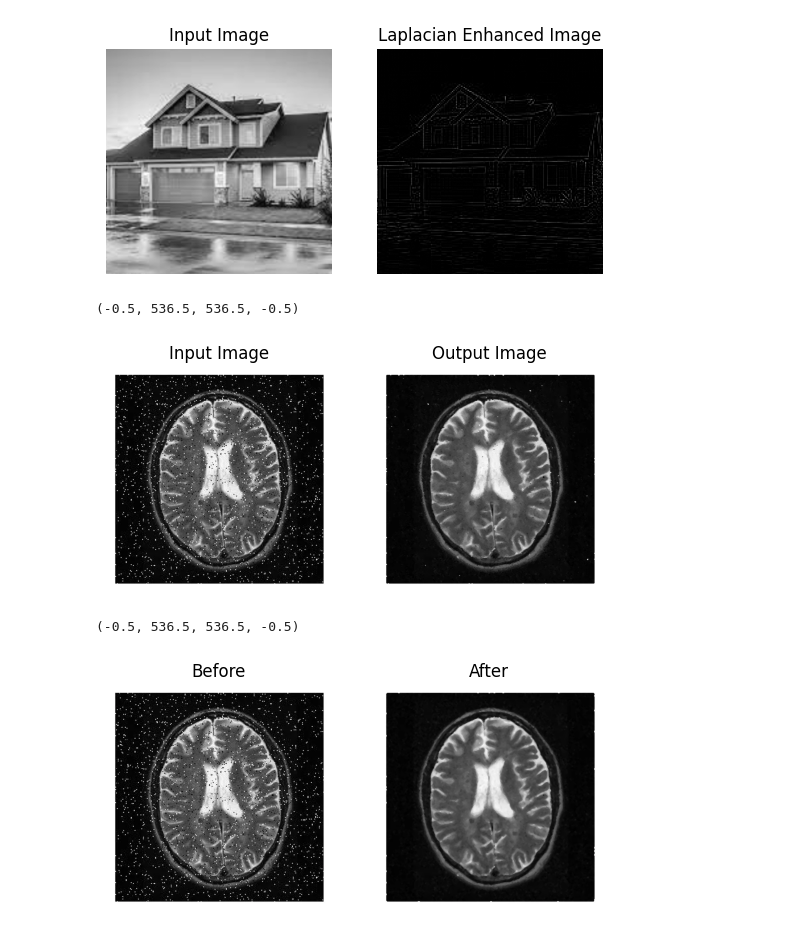
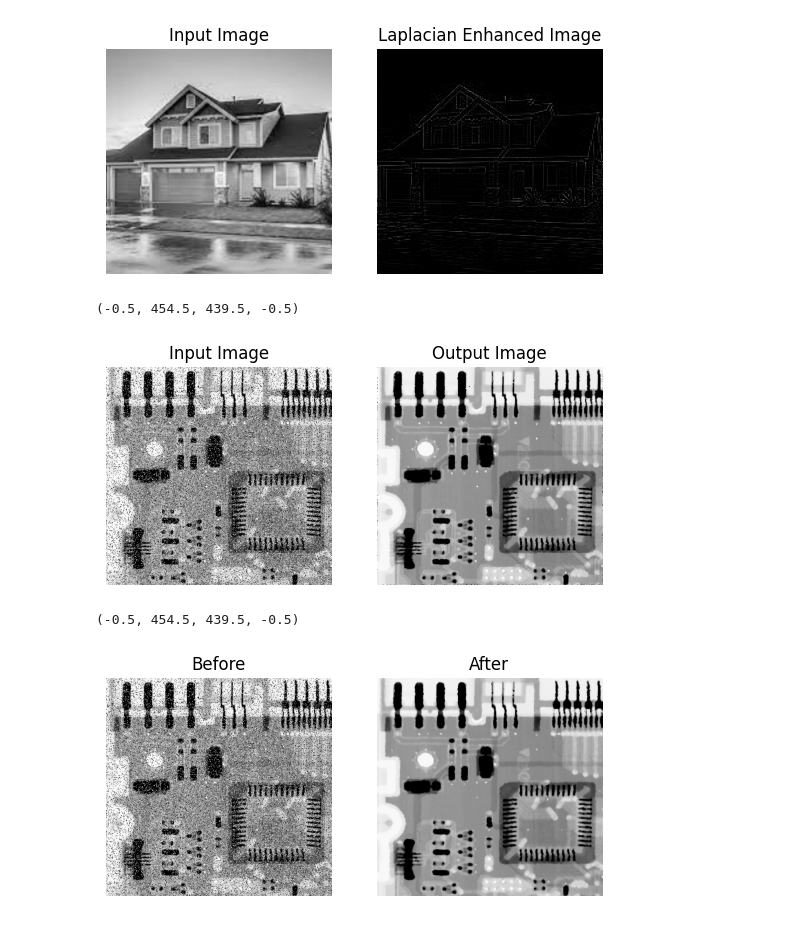
Before and after one commit to AryanSai/Image-Processing, a Jupyter notebook: IP-6.ipynb, the cells around one changed output. Drawn from its saved outputs; the diff is of its cells as text; code cells hidden in the pictures.

```diff
--- a/IP-6.ipynb
+++ b/IP-6.ipynb
@@ -168,7 +172,7 @@ import matplotlib.pyplot as plt
 
 # Read image file
 image = cv2.imread(
-    "/home/dmacs/Desktop/MTech/104P/SaltPepper.webp", cv2.IMREAD_GRAYSCALE
+    "/home/dmacs/Desktop/MTech/104P/Images/DIP3E_CH03_Original_Images/Fig0335(a)(ckt_board_saltpep_prob_pt05).tif", cv2.IMREAD_GRAYSCALE
 )
 
 plt.subplot(121)
@@ -198,23 +202,23 @@ plt.imshow(image, cmap="gray")
 plt.title("Output Image")
 plt.axis("off")
 # %% [output]
-(-0.5, 536.5, 536.5, -0.5)
+(-0.5, 454.5, 439.5, -0.5)
-[figure, old version]
+[figure, new version]
 # %%
 #median using inbuilt medianblurr function
 import cv2
-img = cv2.imread("/home/dmacs/Desktop/MTech/104P/SaltPepper.webp")
+img = cv2.imread("/home/dmacs/Desktop/MTech/104P/Images/DIP3E_CH03_Original_Images/Fig0335(a)(ckt_board_saltpep_prob_pt05).tif")
 median = cv2.medianBlur(img, 5)
 
 plt.subplot(121)
 plt.imshow(img, cmap="gray")
 plt.title("Before")
 plt.axis("off")
 
 plt.subplot(122)
 plt.imshow(median, cmap="gray")
 plt.title("After")
 plt.axis("off")
 # %% [output]
-(-0.5, 536.5, 536.5, -0.5)
+(-0.5, 454.5, 439.5, -0.5)
-[figure, old version]
+[figure, new version]
```
Also changed, not shown: parts of 4 cells of this notebook, 6 other files.
